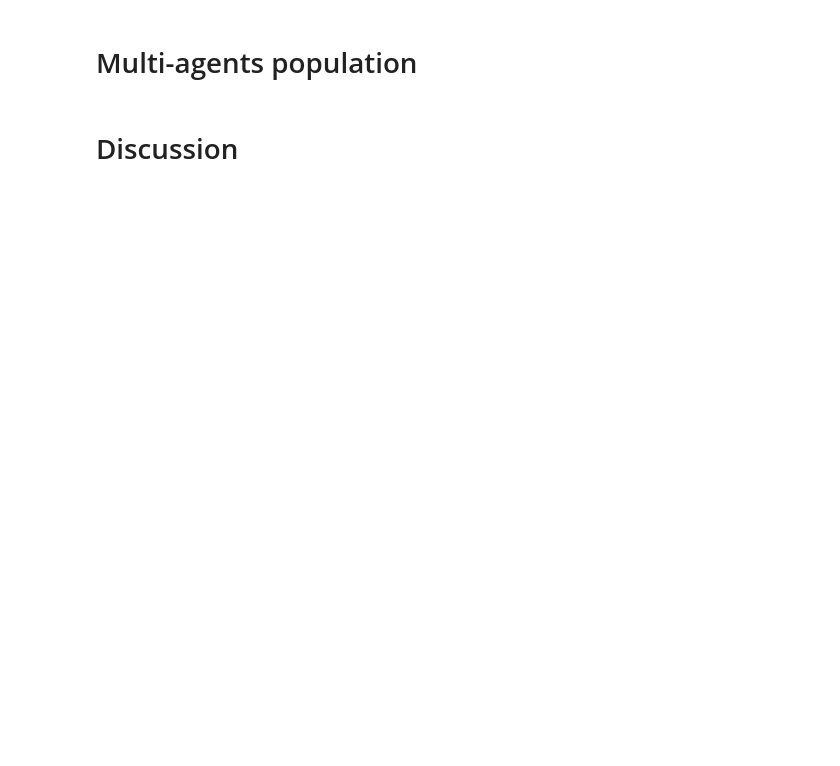
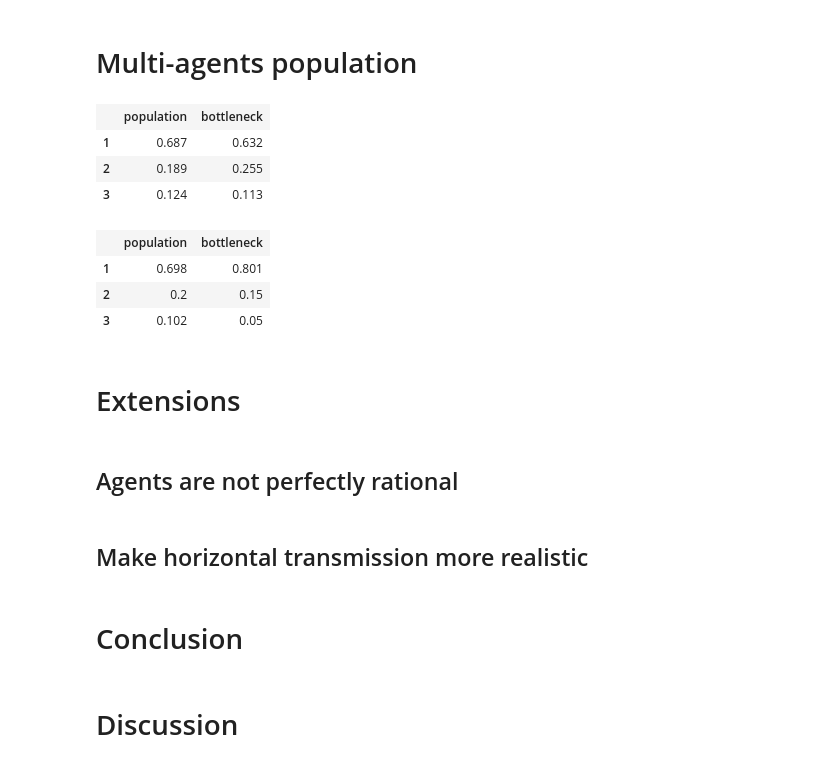
Before and after one commit to dostodabsi/bayesian_ILM, a Jupyter notebook: presentation/presentation.ipynb, the cells around one changed output. Cells and saved outputs as stored; diff of their text form; code cells hidden in the pictures; blank space fills up the shorter version.

Commit message:
updated & cleaned files, added multi agent

```diff
--- a/presentation/presentation.ipynb
+++ b/presentation/presentation.ipynb
@@ -329,6 +329,2 @@ title("Sampling")
 # %% [markdown]
 # Multi-agents population
-# %%
-function simulate_population(;MAP=true)
-    # TODO
-end;
@@ -335,2 +334,24 @@ end;
+# %%
+multi_map = simulate_population()
+# %% [output]
+|  | population | bottleneck |
+| 1 | 0.687 | 0.632 |
+| 2 | 0.189 | 0.255 |
+| 3 | 0.124 | 0.113 |
+# %%
+multi_sampling = simulate_population(MAP = false)
+# %% [output]
+|  | population | bottleneck |
+| 1 | 0.698 | 0.801 |
+| 2 | 0.2 | 0.15 |
+| 3 | 0.102 | 0.05 |
+# %% [markdown]
+# Extensions
+# %% [markdown]
+## Agents are not perfectly rational
+# %% [markdown]
+## Make horizontal transmission more realistic
+# %% [markdown]
+# Conclusion
 # %% [markdown]
 # Discussion
```
Also changed, not shown: parts of 26 cells of this notebook, 6 other files.
